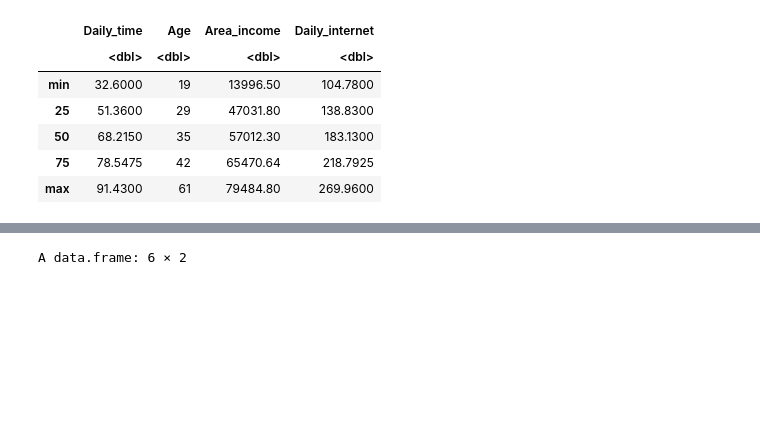
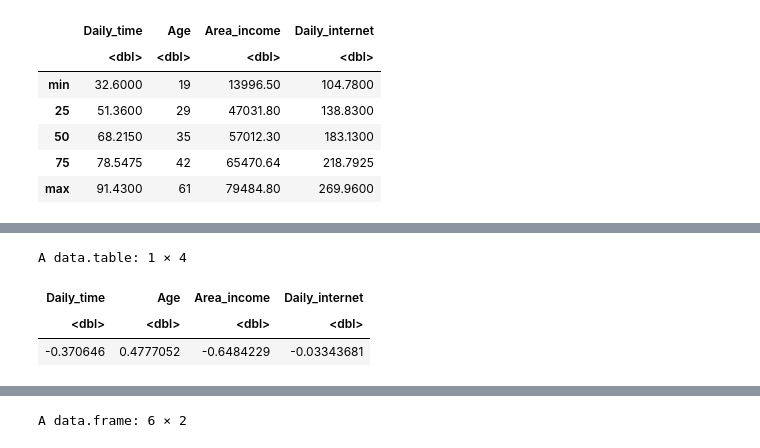
Before and after one commit to Nyawira12/Cryptography-Advertisement-Analysis, a Jupyter notebook: Advertisement_Analysis.ipynb, the cells around one changed output, grey strips where cells are left out. Saved outputs shown, nothing was run; the diff lists cells and outputs as text; code cells hidden in the pictures; blank space fills up the shorter version.

```diff
--- a/Advertisement_Analysis.ipynb
+++ b/Advertisement_Analysis.ipynb
@@ -341,0 +354,8 @@ A data.table: 5 × 4
+# %%
+#checking the skweness
+numeric_cols[,lapply(.SD, skewness)]
+# %% [output]
+A data.table: 1 × 4
+| Daily_time | Age | Area_income | Daily_internet |
+| <dbl> | <dbl> | <dbl> | <dbl> |
+| -0.370646 | 0.4777052 | -0.6484229 | -0.03343681 |
```
Also changed, not shown: parts of 3 cells of this notebook.
